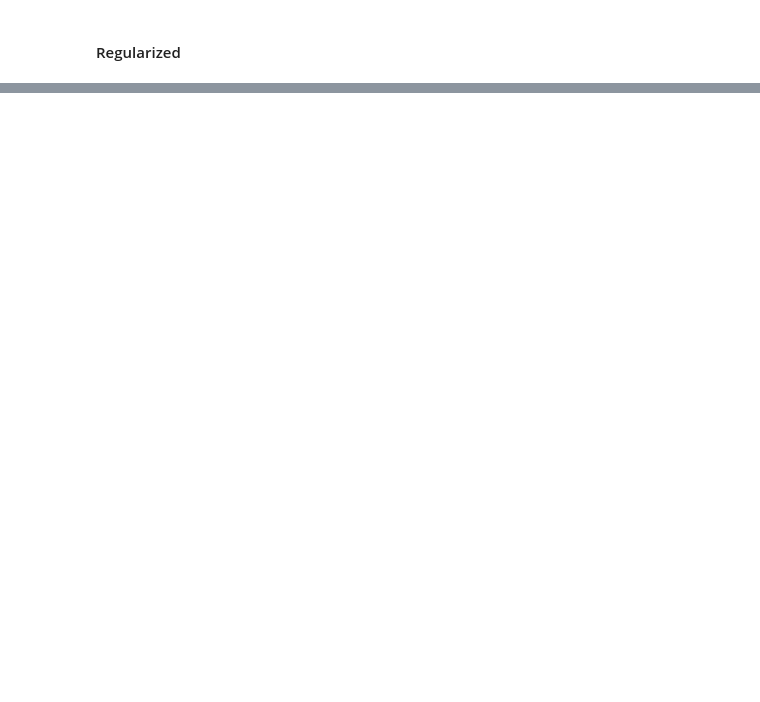
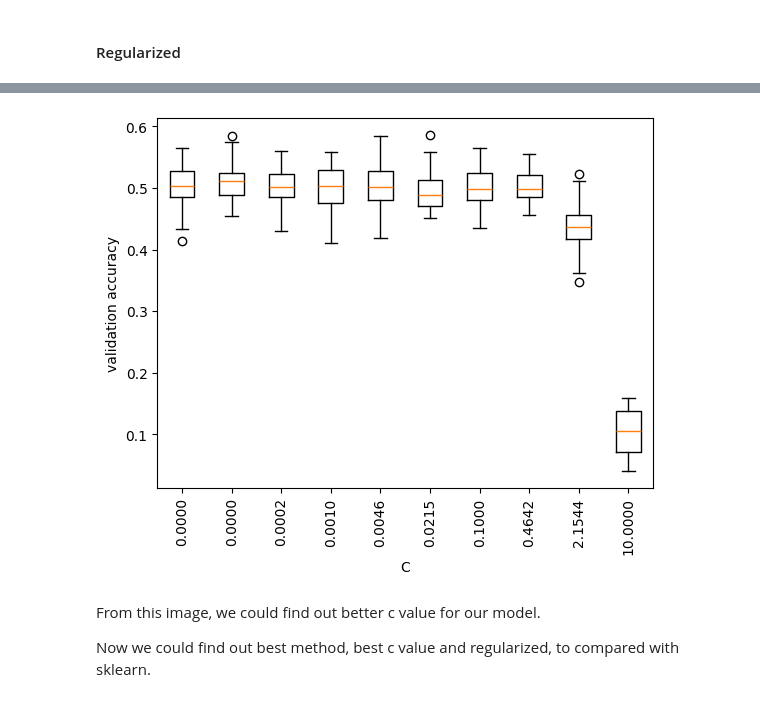
Before and after one commit to livingspring/CS7324LabAssignment, a Jupyter notebook: Lab3.ipynb, the cells around one changed output, grey strips where cells are left out. Cells and saved outputs as stored; diff of their text form; code cells hidden in the pictures; blank space fills up the shorter version.

```diff
--- a/Lab3.ipynb
+++ b/Lab3.ipynb
@@ -618,0 +653,50 @@ class OptimizedRegularizedLogisticRegression(OptimizedLogisticRegression):
+# %%
+# generat several different training data from x and y , at different c value and show the accuracy.
+# show on the boxplot
+import seaborn as sns
+import pandas as pd
+import numpy as np
+import matplotlib.pyplot as plt
+from sklearn.model_selection import train_test_split
+from sklearn.preprocessing import StandardScaler
+from sklearn.linear_model import LogisticRegression as SKLogisticRegression
+from sklearn.metrics import accuracy_score
+import time
+import warnings
+warnings.filterwarnings("ignore", category=FutureWarning)
+# a for loop function each time generate 50 times of training data and test data, and get the accuracy of each time
+# and save the accuracy to a list
+# define the costs
+costs = np.logspace(-5,1,10)
+acc = []
+for c in costs:
+    temp_acc = []
+    for i in range(50):
+        x_train, x_test, y_train, y_test = train_test_split(x, y, test_size=0.2)
+        scaler = StandardScaler().fit(x_train[numerical_coloums])
+        x_train[numerical_coloums] = scaler.transform(x_train[numerical_coloums])
+        x_test[numerical_coloums] = scaler.transform(x_test[numerical_coloums])
+        start = time.time()
+        lr = OptimizedRegularizedLogisticRegression(eta=0.1,iterations=20,C=c,regularization='L2',optimization='steepestascent')
+        lr.fit(x_train.values,y_train.values)
+        yhat = lr.predict(x_test.values)
+        end_time = time.time()
+        # Calculate the time taken for this iteration
+        time_taken = end_time - start
+        temp_acc.append(accuracy_score(y_test,yhat))
+    acc.append(temp_acc)
+# %%
+from matplotlib import pyplot as plt
+%matplotlib inline
+
+plt.boxplot(acc)
+plt.xticks(range(1,len(costs)+1),['%.4f'%(c) for c in costs],rotation='vertical')
+plt.xlabel('C')
+plt.ylabel('validation accuracy')
+plt.show()
+# %% [output]
+[figure, added]
+# %% [markdown]
+From this image, we could find out better c value for our model.
+
+Now we could find out best method, best c value and regularized, to compared with sklearn.
```
Also changed, not shown: parts of 13 cells of this notebook.
